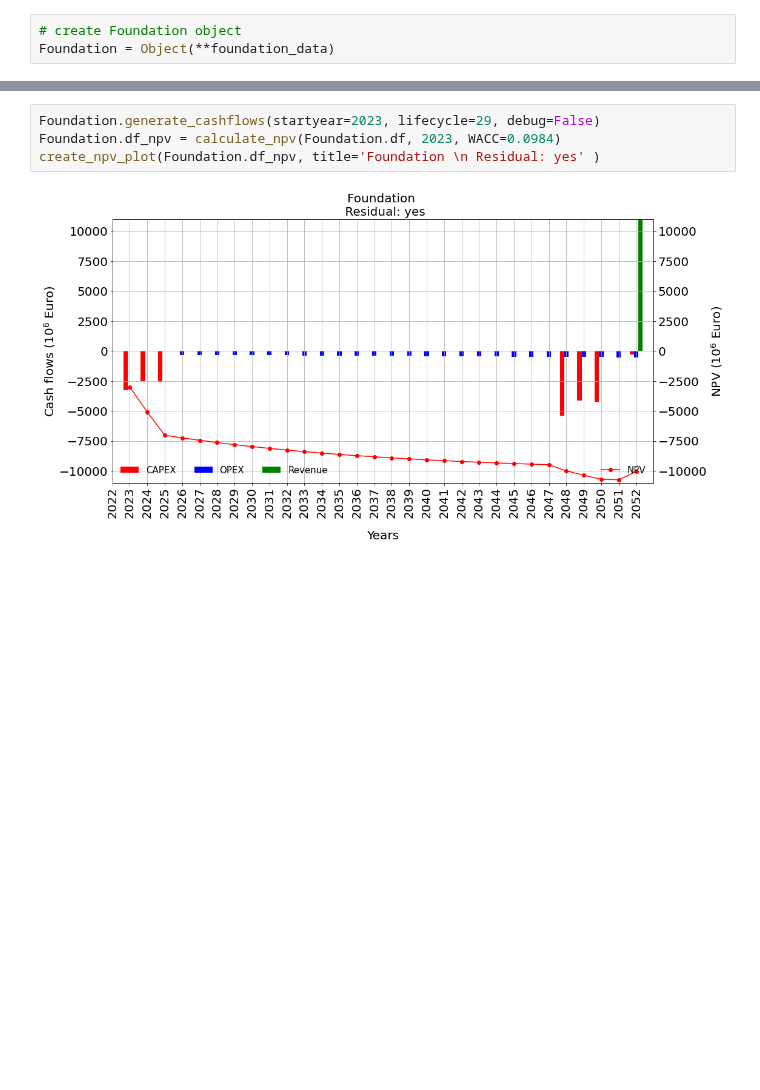
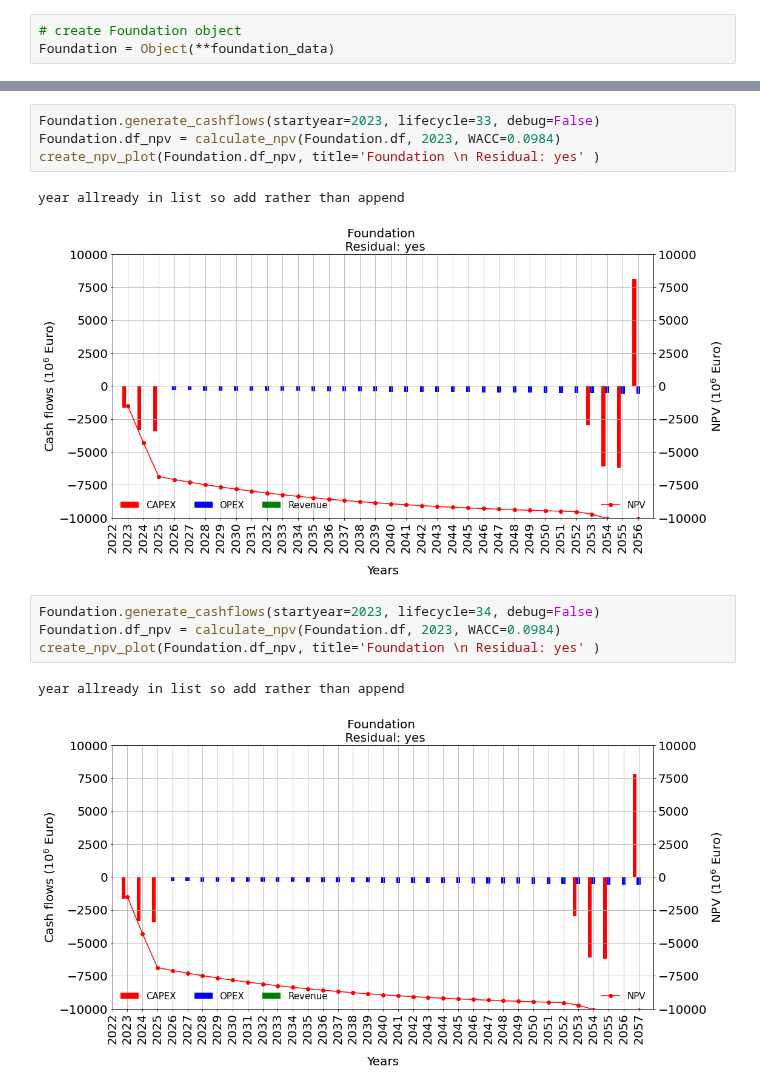
Before and after one commit to VanOord/OpenSCSim, a Jupyter notebook: Tests - demo of functionality.ipynb, the cells around one changed output, grey strips where cells are left out. Cells and saved outputs as stored; diff of their text form; blank space fills up the shorter version.

```diff
--- a/Tests - demo of functionality.ipynb
+++ b/Tests - demo of functionality.ipynb
@@ -63,6 +60,14 @@ create_npv_plot(Foundation.df_npv, title='Foundation \n Residual: yes' )
 # %%
-Foundation.generate_cashflows(startyear=2023, lifecycle=29, debug=False)
+Foundation.generate_cashflows(startyear=2023, lifecycle=33, debug=False)
 Foundation.df_npv = calculate_npv(Foundation.df, 2023, WACC=0.0984)
 create_npv_plot(Foundation.df_npv, title='Foundation \n Residual: yes' )
 # %% [output]
+year allready in list so add rather than append
-[figure, old version]
+[figure, new version]
+# %%
+Foundation.generate_cashflows(startyear=2023, lifecycle=34, debug=False)
+Foundation.df_npv = calculate_npv(Foundation.df, 2023, WACC=0.0984)
+create_npv_plot(Foundation.df_npv, title='Foundation \n Residual: yes' )
+# %% [output]
+year allready in list so add rather than append
+[figure, added]
```
Also changed, not shown: parts of 4 cells of this notebook, 2 other files.
